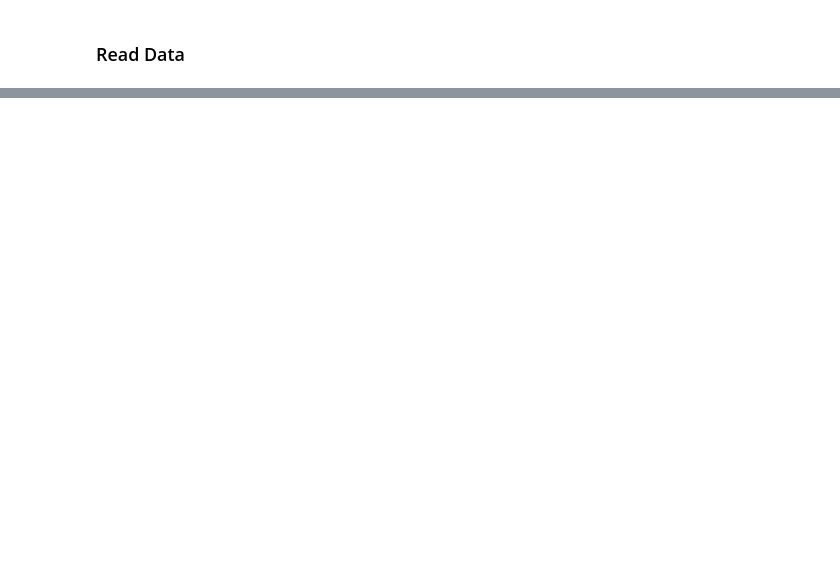
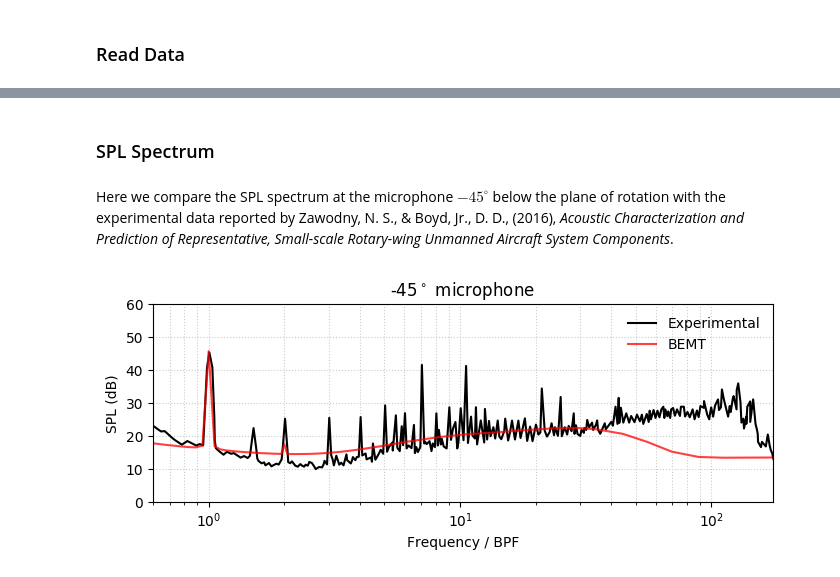
Before and after one commit to byuflowlab/FLOWUnsteady, a Jupyter notebook: examples/rotornoise/singlerotor.ipynb, the cells around one changed output, grey strips where cells are left out. Cells and saved outputs as stored; diff of their text form; code cells hidden in the pictures; blank space fills up the shorter version.

```diff
--- a/examples/rotornoise/singlerotor.ipynb
+++ b/examples/rotornoise/singlerotor.ipynb
@@ -517,0 +584,64 @@ display(datasets)
+# %% [markdown]
+### SPL Spectrum
+# %% [markdown]
+Here we compare the SPL spectrum at the microphone $-45^\circ$ below the plane of rotation with the experimental data reported by Zawodny, N. S., & Boyd, Jr., D. D., (2016), *Acoustic Characterization and Prediction of Representative, Small-scale Rotary-wing Unmanned Aircraft System Components*.
+# %%
+microphone   = -45                   # (deg) microphone to plot
+RPM          = 5400                  # RPM of solution
+BPF          = 2*RPM/60              # Blade passing frequency
+
+fieldname    = "spl_spectrum"        # Field to plot
+mici         = -microphone .+ 181    # Index of each microphone
+
+
+figure(figsize=[7, 3])
+
+# Plot experimental data from Zawodny et al., Fig. 9
+data = CSV.read(joinpath("data", "zawodnydigitization2","zawodny_dji9443_spl_5400_01.csv"))
+plot(data[!, 1]/BPF, data[!, 2], "-", label="Experimental", color="k")
+
+# Plot datasets
+for (lbl, _, _, freq_bins_bpm, stl, clr) in dataset_infos
+
+    # Fetch tonal noise
+    data_psw = datasets_psw[lbl][fieldname]
+    xi = data_psw["hs"]["Frequency"]
+    yi = data_psw["hs"]["Total_dB"]
+    freqs_psw = data_psw["field"][mici, 1, 2:end, xi]
+    spl_psw = data_psw["field"][mici, 1, 2:end, yi]
+
+    # Fetch broadband noise
+    data_bpm = datasets_bpm[lbl][fieldname]
+    org_spl_bpm = data_bpm["field"][:, mici]
+
+    # Define the range of frequency as the union of both components
+    freqs = freqs_psw                       # Grab PSW frequency range
+    if freqs_psw[end] < freq_bins_bpm[end]  # Add BPM range
+        bpm_i = findfirst( f -> f > freqs_psw[end], freq_bins_bpm)
+        freqs = vcat(freqs, freq_bins_bpm[bpm_i:end])
+        spl_psw = vcat(spl_psw, [-30.0 for i in bpm_i:length(freq_bins_bpm)])
+    end
+
+    # Interpolate broadband data into the same frequencies than tonal data
+    spl_bpm = math.akima(freq_bins_bpm, org_spl_bpm, freqs)
+
+    # Add tonal and broadband SPL together
+    spl = noise.addSPL(spl_psw, spl_bpm)
+
+    plot(freqs/BPF, spl,  stl, alpha=0.75, label=lbl, color=clr)
+
+end
+
+title("$(Int(round(pangle(mici))))"*L"$^\circ$ microphone")
+xlim([6*10.0^(-1.0), 1.75e2])
+xscale("log")
+xlabel("Frequency / BPF")
+ylim([0, 60])
+ylabel("SPL (dB)")
+PyPlot.grid(true, which="major", color="0.8", linestyle=":")
+PyPlot.grid(true, which="minor", color="0.8", linestyle=":")
+legend(loc="best", frameon=false)
+
+tight_layout()
+# %% [output]
+[figure, added]
```
Also changed, not shown: parts of 33 cells of this notebook, 39 other files.
